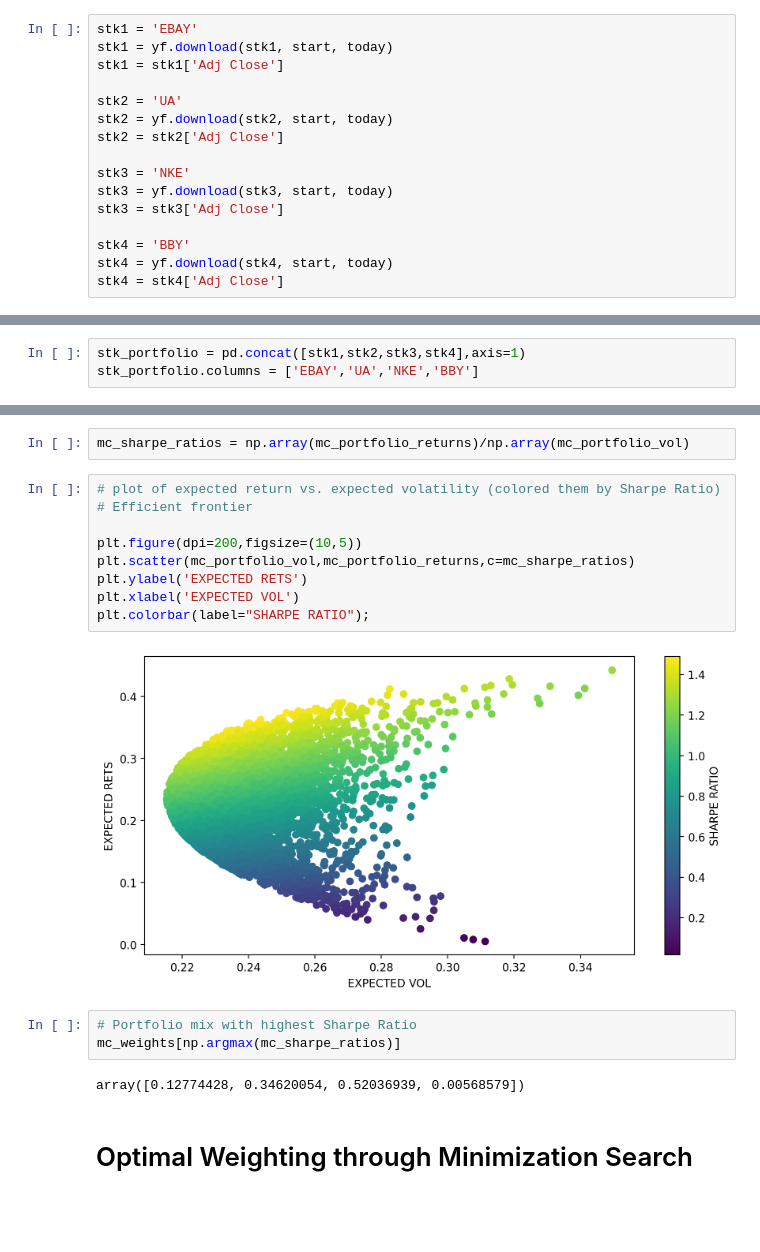
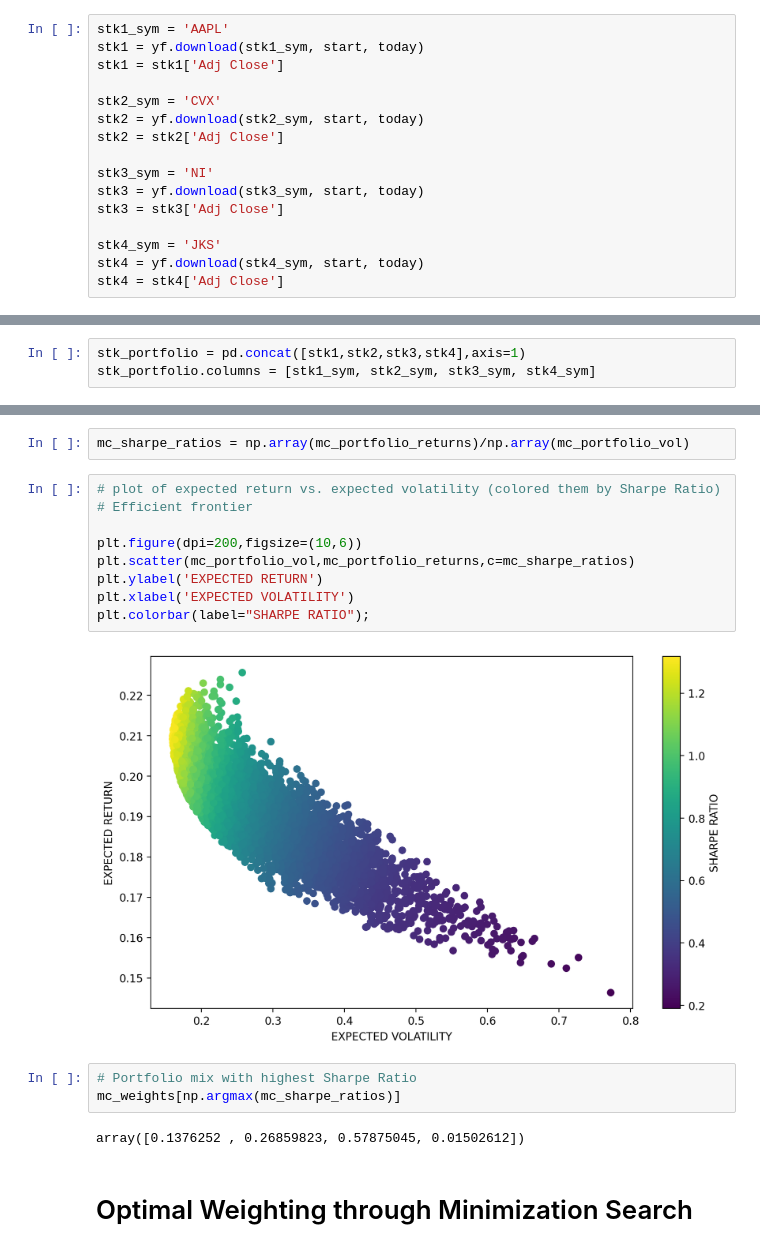
Before and after one commit to taylorec/Finance-with-Python, a Jupyter notebook: 8) Portfolio Theory and Monte Carlo Simulations.ipynb, the cells around one changed output, grey strips where cells are left out. Saved outputs shown, nothing was run; the diff lists cells and outputs as text; blank space fills up the shorter version.

```diff
--- a/8) Portfolio Theory and Monte Carlo Simulations.ipynb
+++ b/8) Portfolio Theory and Monte Carlo Simulations.ipynb
@@ -404,20 +402,20 @@ Covariance between stocks $i$ and $j$: $\sigma_{i,j} = \frac{\sum_{i}^n(R_{i}-\o
 
 Correlation between stocks $i$ and $j$: $ρ_{i,j} = \frac{σ_{i,j}}{σ_i*σ_j}$
 # %%
-stk1 = 'EBAY'
-stk1 = yf.download(stk1, start, today)
+stk1_sym = 'AAPL'
+stk1 = yf.download(stk1_sym, start, today)
 stk1 = stk1['Adj Close']
 
-stk2 = 'UA'
-stk2 = yf.download(stk2, start, today)
+stk2_sym = 'CVX'
+stk2 = yf.download(stk2_sym, start, today)
 stk2 = stk2['Adj Close']
 
-stk3 = 'NKE'
-stk3 = yf.download(stk3, start, today)
+stk3_sym = 'NI'
+stk3 = yf.download(stk3_sym, start, today)
 stk3 = stk3['Adj Close']
 
-stk4 = 'BBY'
-stk4 = yf.download(stk4, start, today)
+stk4_sym = 'JKS'
+stk4 = yf.download(stk4_sym, start, today)
 stk4 = stk4['Adj Close']
 # %% [output]
 [*********************100%***********************]  1 of 1 completed
@@ -426,7 +424,7 @@ stk4 = stk4['Adj Close']
 [*********************100%***********************]  1 of 1 completed
 # %%
 stk_portfolio = pd.concat([stk1,stk2,stk3,stk4],axis=1)
-stk_portfolio.columns = ['EBAY','UA','NKE','BBY']
+stk_portfolio.columns = [stk1_sym, stk2_sym, stk3_sym, stk4_sym]
 # %%
 stk_portfolio_returns = stk_portfolio.pct_change(1).dropna()
 # %%
@@ -588,19 +591,19 @@ mc_sharpe_ratios = np.array(mc_portfolio_returns)/np.array(mc_portfolio_vol)
 # %%
 # plot of expected return vs. expected volatility (colored them by Sharpe Ratio)
 # Efficient frontier
 
-plt.figure(dpi=200,figsize=(10,5))
+plt.figure(dpi=200,figsize=(10,6))
 plt.scatter(mc_portfolio_vol,mc_portfolio_returns,c=mc_sharpe_ratios)
-plt.ylabel('EXPECTED RETS')
-plt.xlabel('EXPECTED VOL')
+plt.ylabel('EXPECTED RETURN')
+plt.xlabel('EXPECTED VOLATILITY')
 plt.colorbar(label="SHARPE RATIO");
 # %% [output]
-[figure, old version]
+[figure, new version]
 # %%
 # Portfolio mix with highest Sharpe Ratio
 mc_weights[np.argmax(mc_sharpe_ratios)]
 # %% [output]
-array([0.12774428, 0.34620054, 0.52036939, 0.00568579])
+array([0.1376252 , 0.26859823, 0.57875045, 0.01502612])
 # %% [markdown]
 # Optimal Weighting through Minimization Search
 # %%
```
Also changed, not shown: parts of 27 cells of this notebook, 9 other files.
